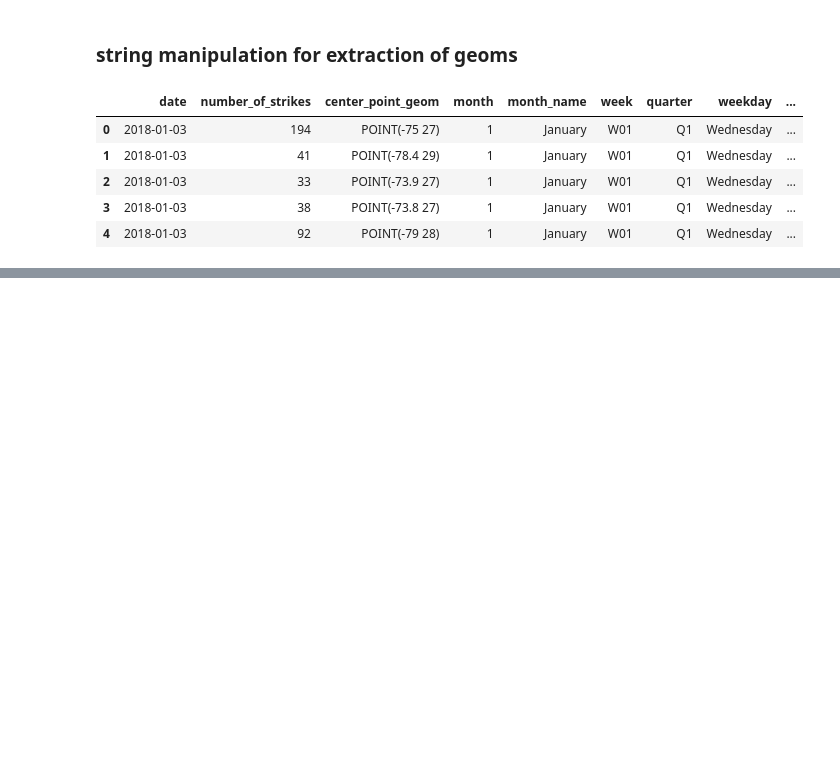
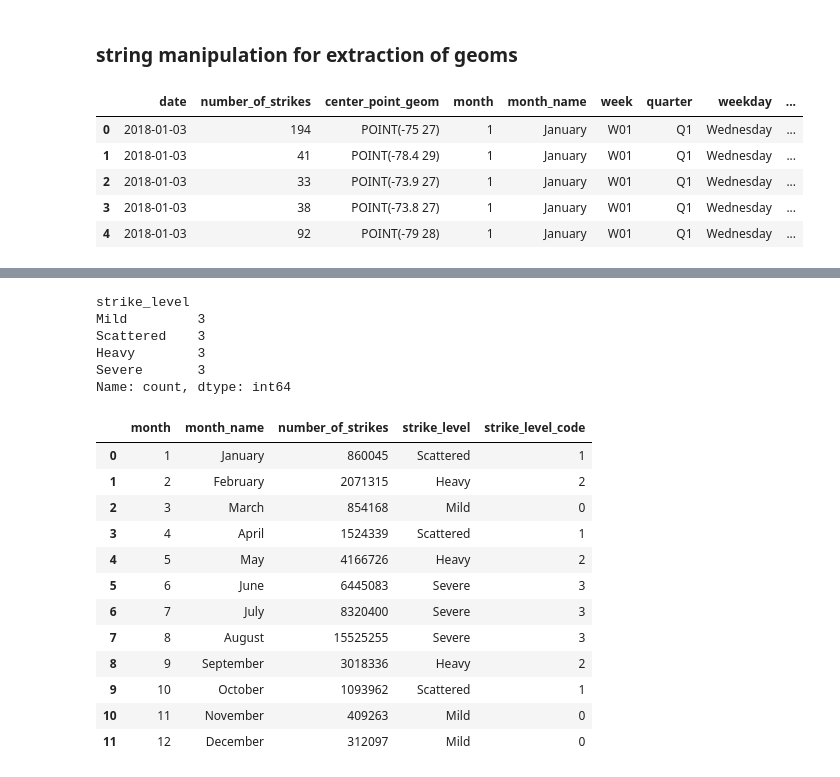
Before and after one commit to vaspanchal/LightningStrikesNOAA_EDA, a Jupyter notebook: strikesAnalysis.ipynb, the cells around one changed output, grey strips where cells are left out. Drawn from its saved outputs; the diff is of its cells as text; code cells hidden in the pictures; blank space fills up the shorter version.

```diff
--- a/strikesAnalysis.ipynb
+++ b/strikesAnalysis.ipynb
@@ -336,0 +410,27 @@ df.head()
+# %%
+df_by_month['strike_level'].value_counts()
+# %% [output]
+strike_level
+Mild         3
+Scattered    3
+Heavy        3
+Severe       3
+Name: count, dtype: int64
+# %%
+## assign numerical values to these cat labels
+df_by_month['strike_level_code'] = df_by_month['strike_level'].cat.codes
+df_by_month
+# %% [output]
+|  | month | month_name | number_of_strikes | strike_level | strike_level_code |
+| 0 | 1 | January | 860045 | Scattered | 1 |
+| 1 | 2 | February | 2071315 | Heavy | 2 |
+| 2 | 3 | March | 854168 | Mild | 0 |
+| 3 | 4 | April | 1524339 | Scattered | 1 |
+| 4 | 5 | May | 4166726 | Heavy | 2 |
+| 5 | 6 | June | 6445083 | Severe | 3 |
+| 6 | 7 | July | 8320400 | Severe | 3 |
+| 7 | 8 | August | 15525255 | Severe | 3 |
+| 8 | 9 | September | 3018336 | Heavy | 2 |
+| 9 | 10 | October | 1093962 | Scattered | 1 |
+| 10 | 11 | November | 409263 | Mild | 0 |
+| 11 | 12 | December | 312097 | Mild | 0 |
```
Also changed, not shown: parts of 16 cells of this notebook.
